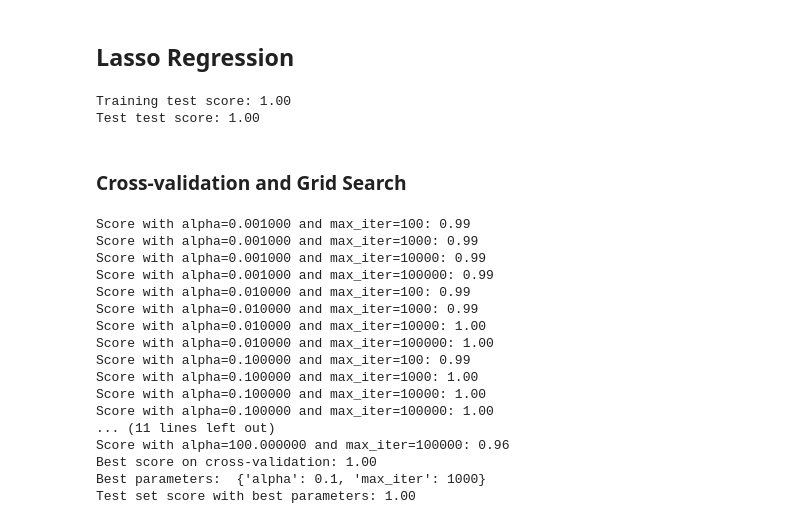
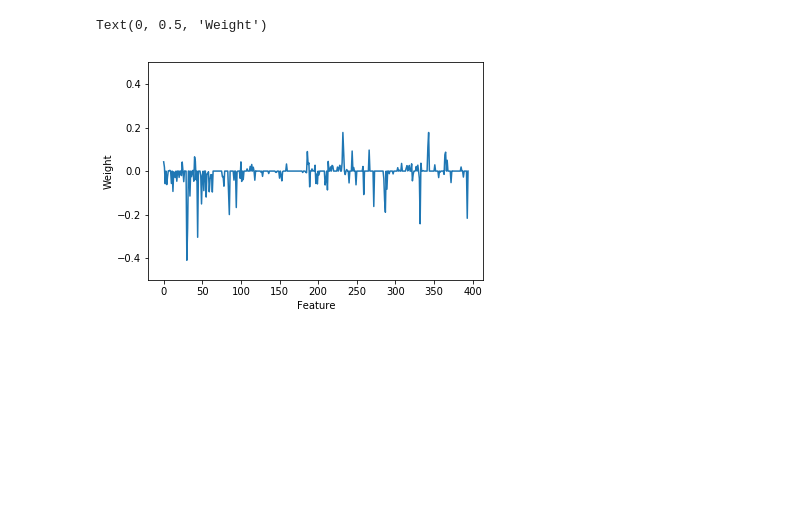
Before and after one commit to RenanGreca/ml-assignment, a Jupyter notebook: ML Assignment.ipynb, the cells around one changed output. Drawn from its saved outputs; the diff is of its cells as text; code cells hidden in the pictures; blank space fills up the shorter version.

```diff
--- a/ML Assignment.ipynb
+++ b/ML Assignment.ipynb
@@ -82,2 +235,0 @@ Test set score with best parameters: 1.00
-# %% [markdown]
-## Lasso Regression
@@ -88,50 +236,8 @@ lasso = Lasso().fit(X_train, y_train)
-# %%
-print("Training test score: {:.2f}".format(lasso.score(X_train, y_train)))
-print("Test test score: {:.2f}".format(lasso.score(X_test, y_test)))
-# %% [output]
-Training test score: 1.00
-Test test score: 1.00
-# %% [markdown]
-### Cross-validation and Grid Search
-# %%
-best_score = 0
-
-for alpha in [0.001, 0.01, 0.1, 1, 10, 100]:
-    for max_iter in [100, 1000, 10000, 100000]:
-        lasso = Lasso(alpha=alpha, max_iter=max_iter)
-
-        scores = cross_val_score(lasso, X_train, y_train, cv=10, n_jobs=-1)
-
-        score = np.mean(scores)
-
-        print("Score with alpha={:f} and max_iter={:.0f}: {:.2f}".format(alpha, max_iter, score))
-
-        if score > best_score:
-            best_score = score
-            best_parameters = {'alpha': alpha, 'max_iter': max_iter}
-
-lasso = Lasso(**best_parameters)
-lasso.fit(X_train, y_train)
-test_score = lasso.score(X_test, y_test)
-
-print("Best score on cross-validation: {:.2f}".format(best_score))
-print("Best parameters: ", best_parameters)
-print("Test set score with best parameters: {:.2f}".format(test_score))
-# %% [output]
-Score with alpha=0.001000 and max_iter=100: 0.99
-Score with alpha=0.001000 and max_iter=1000: 0.99
-Score with alpha=0.001000 and max_iter=10000: 0.99
-Score with alpha=0.001000 and max_iter=100000: 0.99
-Score with alpha=0.010000 and max_iter=100: 0.99
-Score with alpha=0.010000 and max_iter=1000: 0.99
-Score with alpha=0.010000 and max_iter=10000: 1.00
-Score with alpha=0.010000 and max_iter=100000: 1.00
-Score with alpha=0.100000 and max_iter=100: 0.99
-Score with alpha=0.100000 and max_iter=1000: 1.00
-Score with alpha=0.100000 and max_iter=10000: 1.00
-Score with alpha=0.100000 and max_iter=100000: 1.00
-... (11 lines left out)
-Score with alpha=100.000000 and max_iter=100000: 0.96
-Best score on cross-validation: 1.00
-Best parameters:  {'alpha': 0.1, 'max_iter': 1000}
-Test set score with best parameters: 1.00
+# %%
+plt.plot(lasso.coef_)
+plt.ylim(-0.5, 0.5)
+plt.xlabel("Feature")
+plt.ylabel("Weight")
+# %% [output]
+Text(0, 0.5, 'Weight')
+[figure, added]
```
Also changed, not shown: parts of 23 cells of this notebook.
